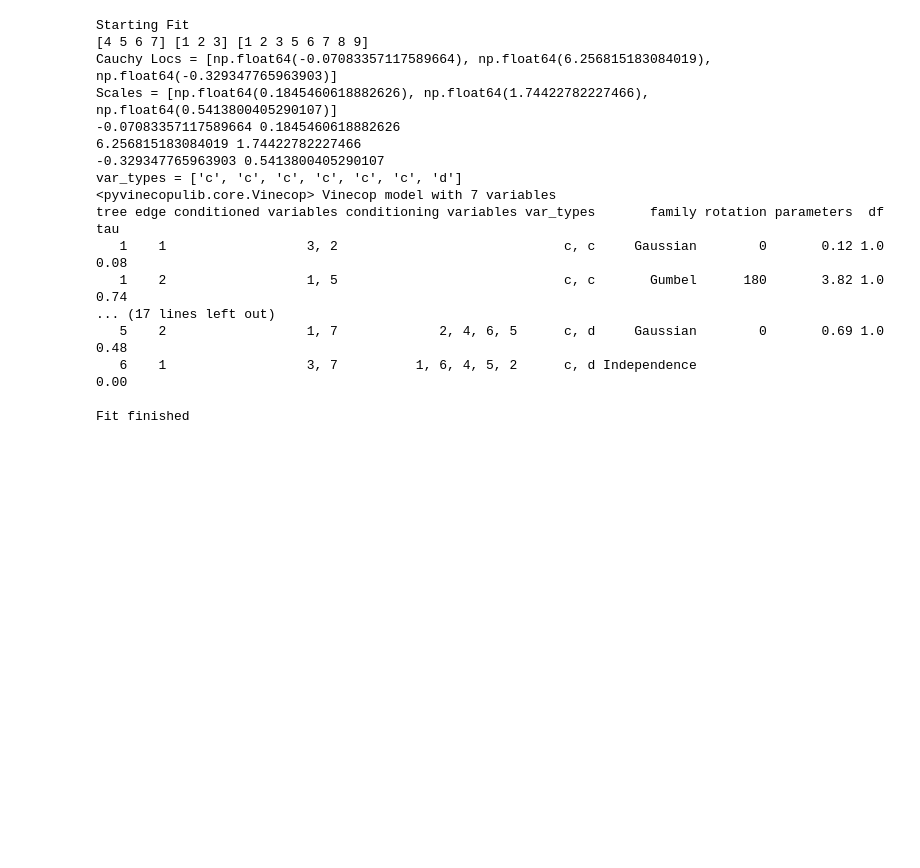
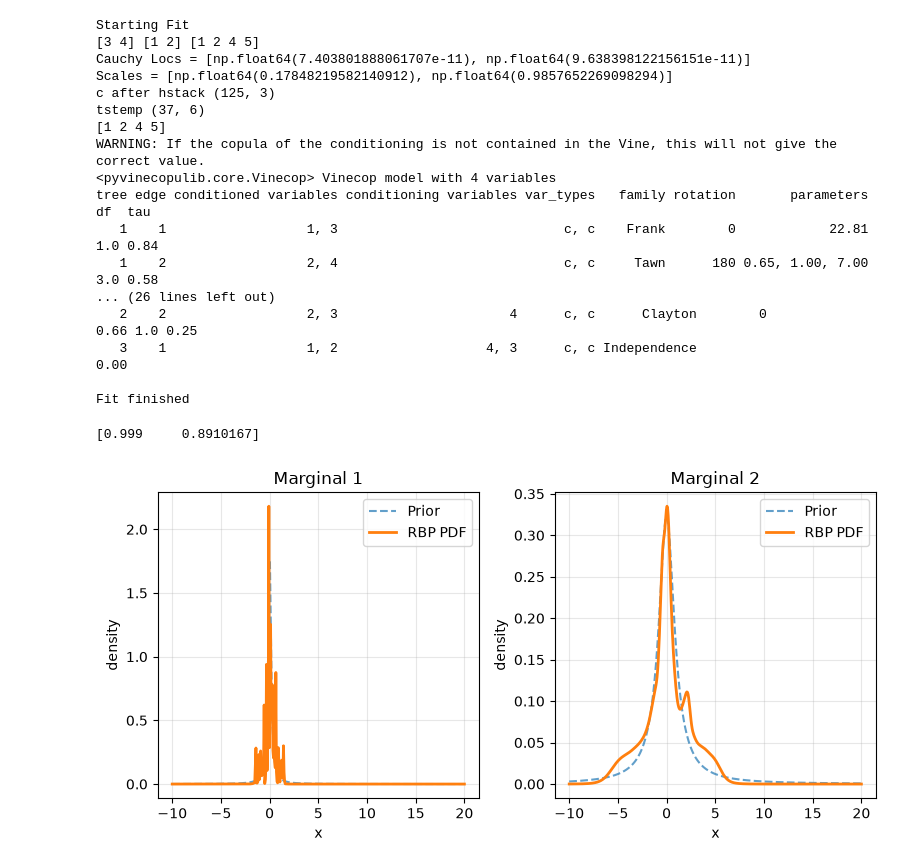
Before and after one commit to chaeyunkimm/dissertation, a Jupyter notebook: rl_pendulum_discrete_test.ipynb, the cells around one changed output. Cells and saved outputs as stored; diff of their text form; code cells hidden in the pictures; blank space fills up the shorter version.

```diff
--- a/rl_pendulum_discrete_test.ipynb
+++ b/rl_pendulum_discrete_test.ipynb
@@ -98,25 +102,32 @@ plt.plot(trans_obs)
 print("Starting Fit")
 # tv = tv_vinecop(observation_d=3, action_d=1, discrete_action=1, action_set=np.unique(all_a))
 # tv.fit(trans_data, check_vines=True, episode_ends = None)
-condcop = qb_conditional_vine(observation_d=3, discrete_action=1, action_set=np.unique(all_a))
-condcop.fit(trans_data, check_vines=True)
+condcop = splitdiscrete_qb_conditional_vines(observation_d=2, discrete_action=1, action_set=np.unique(all_a))
+condcop.fit(data, check_vines=True, episode_ends=episode_ends)
 
 print("Fit finished")
 # %% [output]
 Starting Fit
-[4 5 6 7] [1 2 3] [1 2 3 5 6 7 8 9]
-Cauchy Locs = [np.float64(-0.07083357117589664), np.float64(6.256815183084019), np.float64(-0.329347765963903)]
-Scales = [np.float64(0.1845460618882626), np.float64(1.74422782227466), np.float64(0.5413800405290107)]
--0.07083357117589664 0.1845460618882626
-6.256815183084019 1.74422782227466
--0.329347765963903 0.5413800405290107
-var_types = ['c', 'c', 'c', 'c', 'c', 'c', 'd']
-<pyvinecopulib.core.Vinecop> Vinecop model with 7 variables
-tree edge conditioned variables conditioning variables var_types       family rotation parameters  df   tau
-   1    1                  3, 2                             c, c     Gaussian        0       0.12 1.0  0.08
-   1    2                  1, 5                             c, c       Gumbel      180       3.82 1.0  0.74
-... (17 lines left out)
-   5    2                  1, 7             2, 4, 6, 5      c, d     Gaussian        0       0.69 1.0  0.48
-   6    1                  3, 7          1, 6, 4, 5, 2      c, d Independence                          0.00
+[3 4] [1 2] [1 2 4 5]
+Cauchy Locs = [np.float64(7.403801888061707e-11), np.float64(9.638398122156151e-11)]
+Scales = [np.float64(0.17848219582140912), np.float64(0.9857652269098294)]
+c after hstack (125, 3)
+tstemp (37, 6)
+[1 2 4 5]
+WARNING: If the copula of the conditioning is not contained in the Vine, this will not give the correct value.
+<pyvinecopulib.core.Vinecop> Vinecop model with 4 variables
+tree edge conditioned variables conditioning variables var_types   family rotation       parameters  df  tau
+   1    1                  1, 3                             c, c    Frank        0            22.81 1.0 0.84
+   1    2                  2, 4                             c, c     Tawn      180 0.65, 1.00, 7.00 3.0 0.58
+... (26 lines left out)
+   2    2                  2, 3                      4      c, c      Clayton        0             0.66 1.0 0.25
+   3    1                  1, 2                   4, 3      c, c Independence                               0.00
 
 Fit finished
+# %%
+condcop.check_rbp_pdfs_real_line(x_max=20)
+
+plt.show()
+# %% [output]
+[0.999     0.8910167]
+[figure, added]
```
Also changed, not shown: parts of 11 cells of this notebook, 5 other files.
